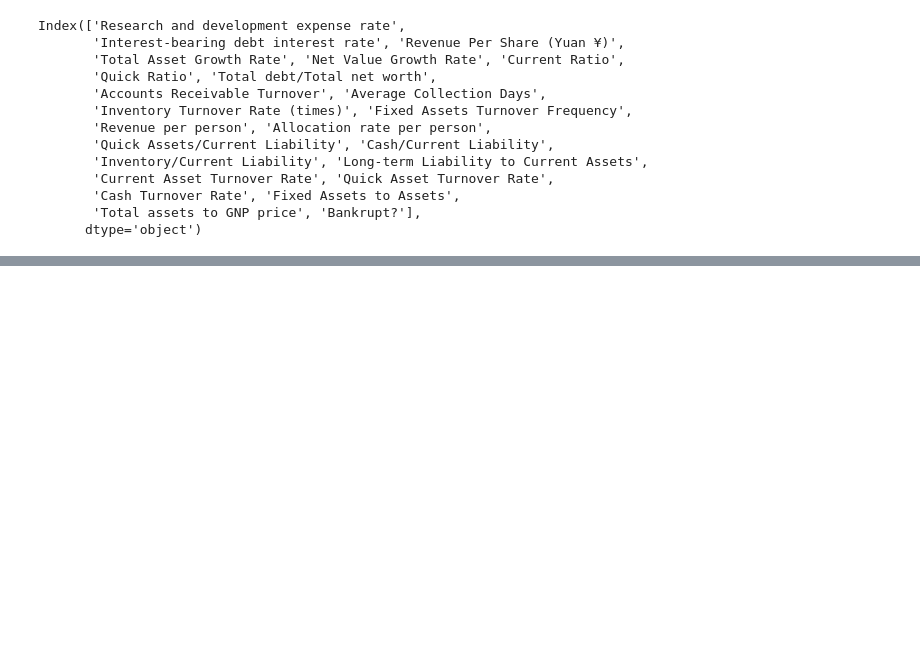
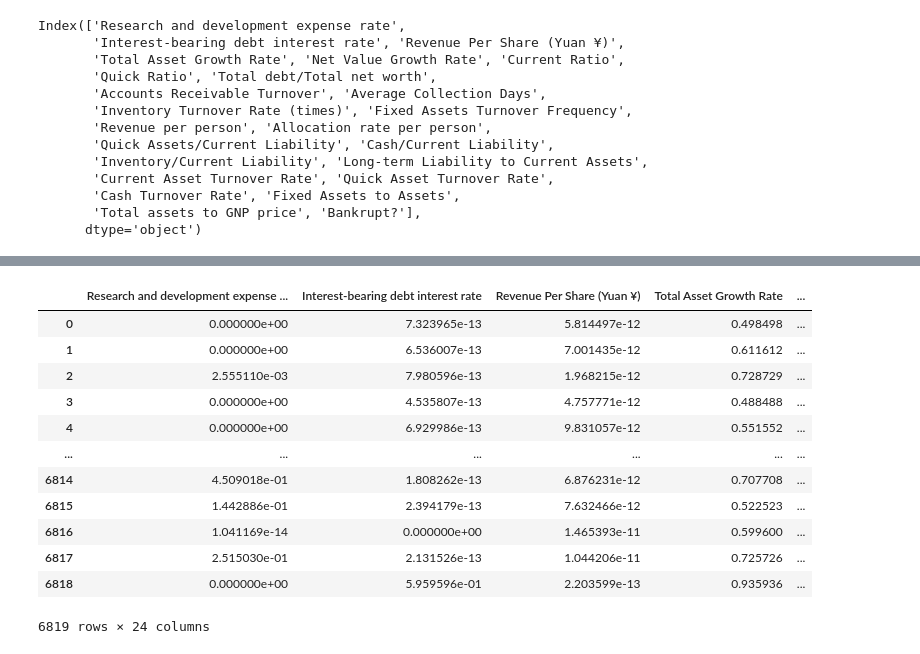
Before and after one commit to Melodyellinn/Projet-Ensemble-Method, a Jupyter notebook: bankrupt_project/notebook_EDA.ipynb, the cells around one changed output, grey strips where cells are left out. Cells and saved outputs as stored; diff of their text form; code cells hidden in the pictures; blank space fills up the shorter version.

```diff
--- a/bankrupt_project/notebook_EDA.ipynb
+++ b/bankrupt_project/notebook_EDA.ipynb
@@ -572,0 +605,16 @@ df_full.to_csv('bankurpt_dataset.csv', index=False)
+# %%
+df_minmax_
+# %% [output]
+|  | Research and development expense ... | Interest-bearing debt interest rate | Revenue Per Share (Yuan ¥) | Total Asset Growth Rate | ... |
+| 0 | 0.000000e+00 | 7.323965e-13 | 5.814497e-12 | 0.498498 | ... |
+| 1 | 0.000000e+00 | 6.536007e-13 | 7.001435e-12 | 0.611612 | ... |
+| 2 | 2.555110e-03 | 7.980596e-13 | 1.968215e-12 | 0.728729 | ... |
+| 3 | 0.000000e+00 | 4.535807e-13 | 4.757771e-12 | 0.488488 | ... |
+| 4 | 0.000000e+00 | 6.929986e-13 | 9.831057e-12 | 0.551552 | ... |
+| ... | ... | ... | ... | ... | ... |
+| 6814 | 4.509018e-01 | 1.808262e-13 | 6.876231e-12 | 0.707708 | ... |
+| 6815 | 1.442886e-01 | 2.394179e-13 | 7.632466e-12 | 0.522523 | ... |
+| 6816 | 1.041169e-14 | 0.000000e+00 | 1.465393e-11 | 0.599600 | ... |
+| 6817 | 2.515030e-01 | 2.131526e-13 | 1.044206e-11 | 0.725726 | ... |
+| 6818 | 0.000000e+00 | 5.959596e-01 | 2.203599e-13 | 0.935936 | ... |
+6819 rows × 24 columns
```
Also changed, not shown: parts of 18 cells of this notebook, 4 other files.
